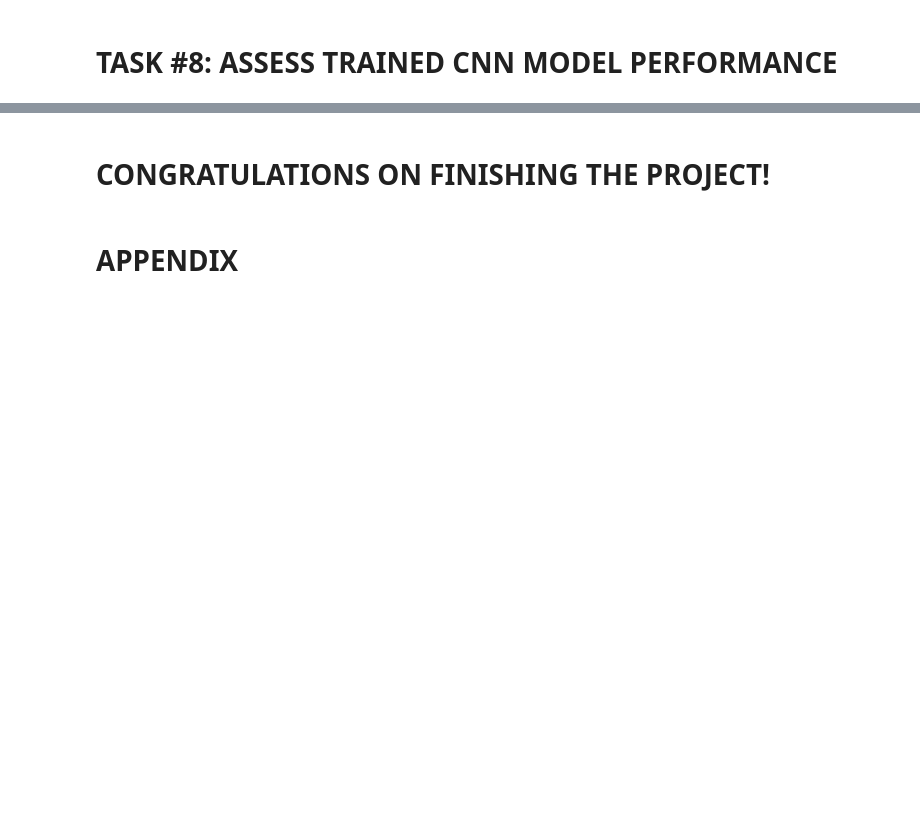
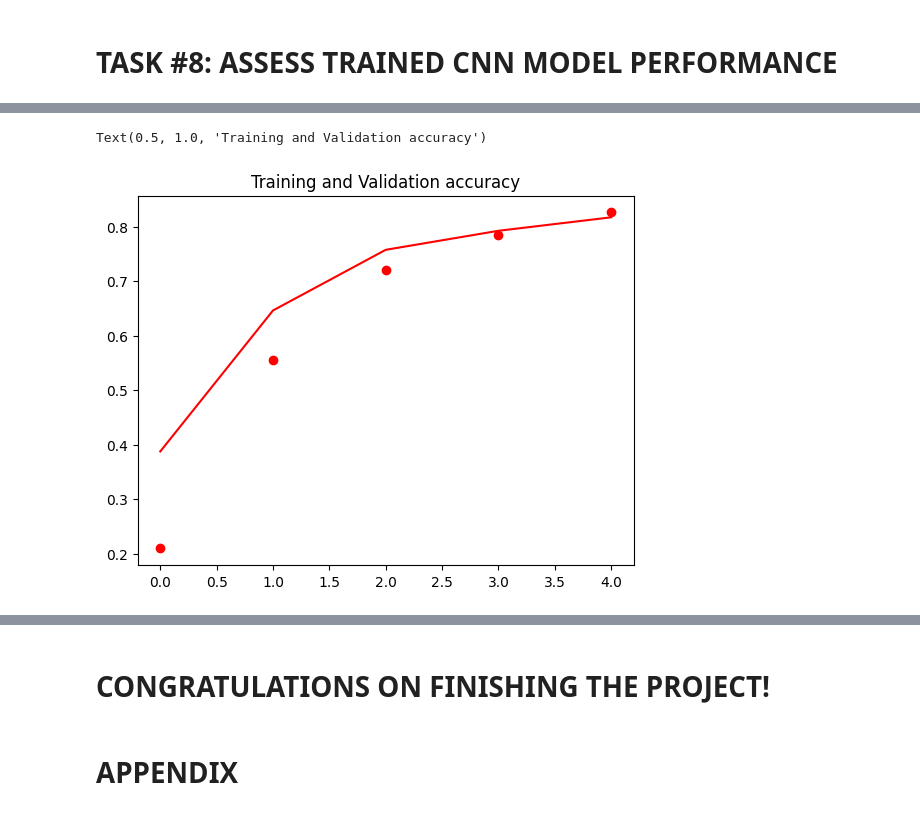
Before and after one commit to Usama-Amjad/Traffic-Sign-Classification-DL, a Jupyter notebook: Deep Learning For Traffic Sign Classification.ipynb, the cells around one changed output, grey strips where cells are left out. Cells and saved outputs as stored; diff of their text form; code cells hidden in the pictures; blank space fills up the shorter version.

```diff
--- a/Deep Learning For Traffic Sign Classification.ipynb
+++ b/Deep Learning For Traffic Sign Classification.ipynb
@@ -202 +215,9 @@ val_loss = history.history['val_loss']
+# %%
+epochs = range(len(accuracy))
+plt.plot(epochs,accuracy,'ro',label='Training accuracy')
+plt.plot(epochs,val_accuracy,'r',label='Validation accuracy')
+plt.title('Training and Validation accuracy')
+# %% [output]
+Text(0.5, 1.0, 'Training and Validation accuracy')
+[figure, added]
 # %%
```
Also changed, not shown: parts of 11 cells of this notebook.
